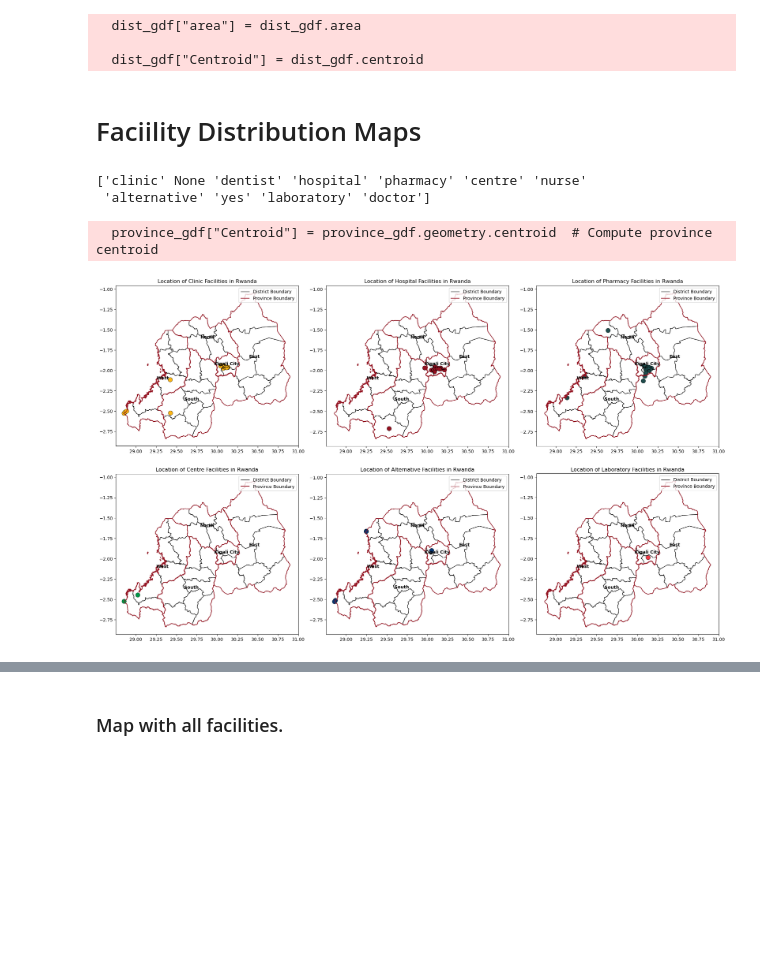
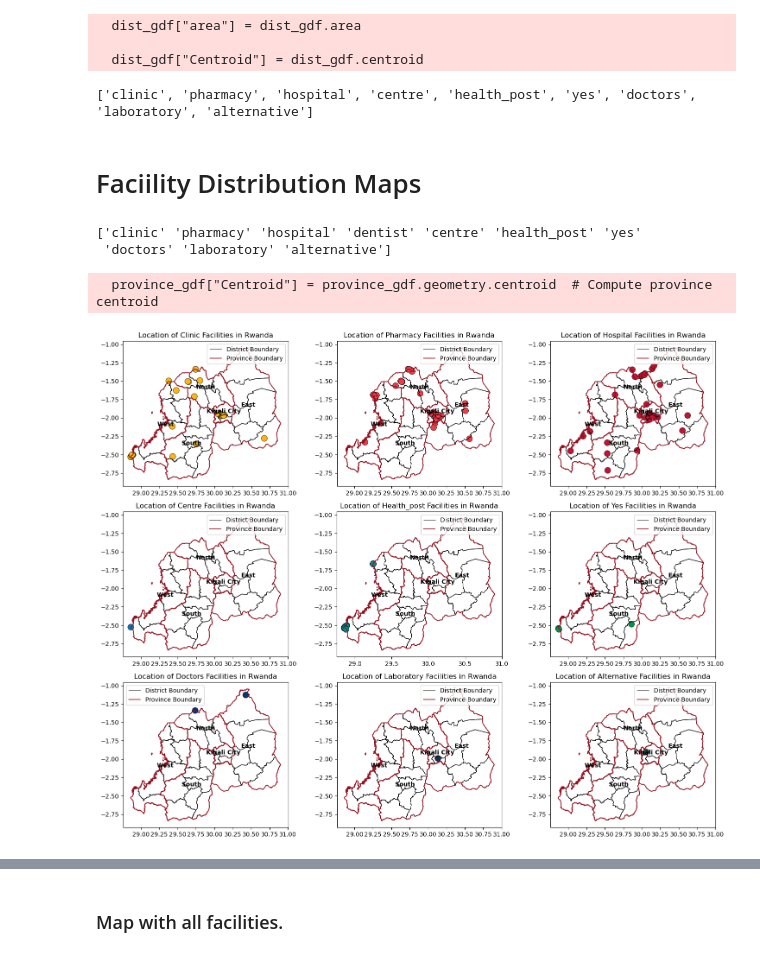
Before and after one commit to FonyaBrandone/MBDA_Research, a Jupyter notebook: ntaghagh/main_map.ipynb, the cells around one changed output, grey strips where cells are left out. Cells and saved outputs as stored; diff of their text form; code cells hidden in the pictures; blank space fills up the shorter version.

```diff
--- a/ntaghagh/main_map.ipynb
+++ b/ntaghagh/main_map.ipynb
@@ -68,31 +68,42 @@ dist_gdf["boundary"] = dist_gdf.boundary
 gdf = dist_gdf.copy()
 
 #Facilities
-all_facilities = geo_points_df['healthcare'].unique()
+geo_points_df['amenity'] = geo_points_df['amenity'].fillna(geo_points_df['healthcare'])
+all_facilities = geo_points_df['amenity'].unique()
 
 # Main facilities
-main_facility = ['clinic', 'hospital', 'pharmacy', 'centre', 'alternative', 'laboratory']
+main_facility = ['clinic', 'pharmacy', 'hospital', 'centre', 'health_post', 'yes', 'doctors', 'laboratory', 'alternative']
 num_facilities = len(main_facility)
+main_facility_df = geo_points_df[geo_points_df['amenity'].isin(main_facility)]
 
 # Color pallets
 colors = [
-    "#FDB515",  # Gold Thread (Bright yellow-gold)
-    "#941120",   # Skibo Red (Dark red)
-    "#1F4C4C",  # Deep Green (Hornbostel Teal)
-    "#009647",  # Green Thread (Strong green)
-    "#043673",  # CMU Blue (Deep blue)
-    "#EF3A47"  # Scots Rose (Vivid red)
+    "#FDB515",  # Gold Thread
+    "#EF3A47",  # Scots Rose (Bright Red)
+    "#C41230",  # CMU Red
+    "#007BC0",  # Sky Blue (Highlands Sky)
+    "#008F91",  # Teal
+    "#009647",  # Green Thread
+    "#043673",  # Dark Blue (CMU Blue)
+    "#182C4B",  # Deep Blue (Weaver Blue)
+    "#1F4C4C"   # Deep Green (Hornbostel Teal)
 ]
 
 # Print json of ditsricts and their surface areas
 districts_areas = gdf[['district', 'area']]
 json_districts_areas = districts_areas.to_json(orient='records')
 print(json_districts_areas)
+#geo_points_df.head()
 # %% [output]
 [{"district":"Nyarugenge","area":0.0107676087},{"district":"Gasabo","area":0.0348919994},{"district":"Kicukiro","area":0.0135770024},{"district":"Nyanza","area":0.0545895127},{"district":"Gisagara","a ...
   dist_gdf["area"] = dist_gdf.area
 
   dist_gdf["Centroid"] = dist_gdf.centroid
+# %%
+# Print all facilities
+print(main_facility)
+# %% [output]
+['clinic', 'pharmacy', 'hospital', 'centre', 'health_post', 'yes', 'doctors', 'laboratory', 'alternative']
 # %% [markdown]
 # Faciility Distribution Maps
 # %%
@@ -101,9 +112,9 @@ print(all_facilities)
 
 
 # Grid of subplots
-rows = 2
+rows = 3
 cols = 3
-fig, axes = plt.subplots(rows, cols, figsize=(20, 12))
+fig, axes = plt.subplots(rows, cols, figsize=(15, 12))
 axes = axes.flatten()
 
 # Dissolved districts to get province boundaries and compute province centroids
@@ -114,34 +125,34 @@ province_gdf["Centroid"] = province_gdf.geometry.centroid  # Compute province ce
 for i, facility in enumerate(main_facility):
     ax = axes[i]
 
     # Plot district and province boundaries
     gdf.boundary.plot(ax=ax, color='black', linewidth=0.75, label='District Boundary')
     province_gdf.boundary.plot(ax=ax, color='#941120', linewidth=1.25, label='Province Boundary')
 
     ax.legend()
 
     # Title for each plot
     ax.set_title(f"Location of {facility.capitalize()} Facilities in Rwanda", fontsize=12)
 
     # Annotate each province **only once** at its centroid
     for idx, row in province_gdf.iterrows():
         ax.annotate(text=row["province_eng"],
                     xy=[row["Centroid"].x, row["Centroid"].y],
                     ha='center', fontsize=10, fontweight='bold', color='black')
 
     # Filtered health facility
-    facility_gdf = geo_points_df[geo_points_df['healthcare'] == facility]
+    facility_gdf = geo_points_df[geo_points_df['amenity'] == facility]
 
     # Plot the selected health facility type with a unique color
     facility_gdf.plot(ax=ax, color=colors[i], markersize=100, label=facility, legend=True, edgecolor='black', linewidth=0.5)
 
 for j in range(i + 1, rows * cols):
     axes[j].axis('off')
 
 plt.tight_layout()
 plt.show()
 # %% [output]
-['clinic' None 'dentist' 'hospital' 'pharmacy' 'centre' 'nurse'
- 'alternative' 'yes' 'laboratory' 'doctor']
+['clinic' 'pharmacy' 'hospital' 'dentist' 'centre' 'health_post' 'yes'
+ 'doctors' 'laboratory' 'alternative']
   province_gdf["Centroid"] = province_gdf.geometry.centroid  # Compute province centroid
-[figure, old version]
+[figure, new version]
```
Also changed, not shown: parts of 11 cells of this notebook, 1 other file.
